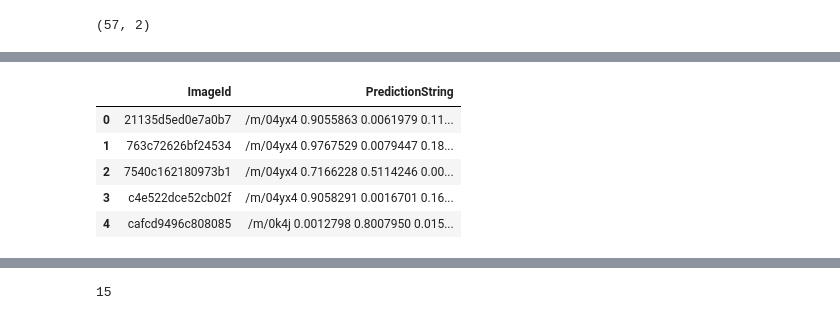
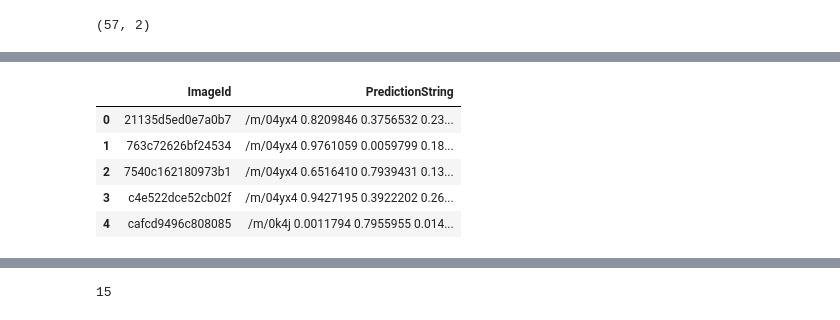
Before and after one commit to chicm/open-images-vrd, a Jupyter notebook: notebooks/submit-is-6.ipynb, the cells around one changed output, grey strips where cells are left out. Cells and saved outputs as stored; diff of their text form; code cells hidden in the pictures.

```diff
--- a/notebooks/submit-is-6.ipynb
+++ b/notebooks/submit-is-6.ipynb
@@ -247,13 +283,13 @@ total 1.6G
 # %%
-df_det = pd.read_csv('sub_detect_0724.csv')
+df_det = pd.read_csv('ensemble_detect_57_0820_1_top100.csv')
 df_det.head()
 # %% [output]
 |  | ImageId | PredictionString |
-| 0 | 21135d5ed0e7a0b7 | /m/04yx4 0.9055863 0.0061979 0.11... |
-| 1 | 763c72626bf24534 | /m/04yx4 0.9767529 0.0079447 0.18... |
-| 2 | 7540c162180973b1 | /m/04yx4 0.7166228 0.5114246 0.00... |
-| 3 | c4e522dce52cb02f | /m/04yx4 0.9058291 0.0016701 0.16... |
-| 4 | cafcd9496c808085 | /m/0k4j 0.0012798 0.8007950 0.015... |
+| 0 | 21135d5ed0e7a0b7 | /m/04yx4 0.8209846 0.3756532 0.23... |
+| 1 | 763c72626bf24534 | /m/04yx4 0.9761059 0.0059799 0.18... |
+| 2 | 7540c162180973b1 | /m/04yx4 0.6516410 0.7939431 0.13... |
+| 3 | c4e522dce52cb02f | /m/04yx4 0.9427195 0.3922202 0.26... |
+| 4 | cafcd9496c808085 | /m/0k4j 0.0011794 0.7955955 0.014... |
 # %%
 def get_det(pred_str):
     dets = []
```
Also changed, not shown: parts of 15 cells of this notebook, 9 other files.
